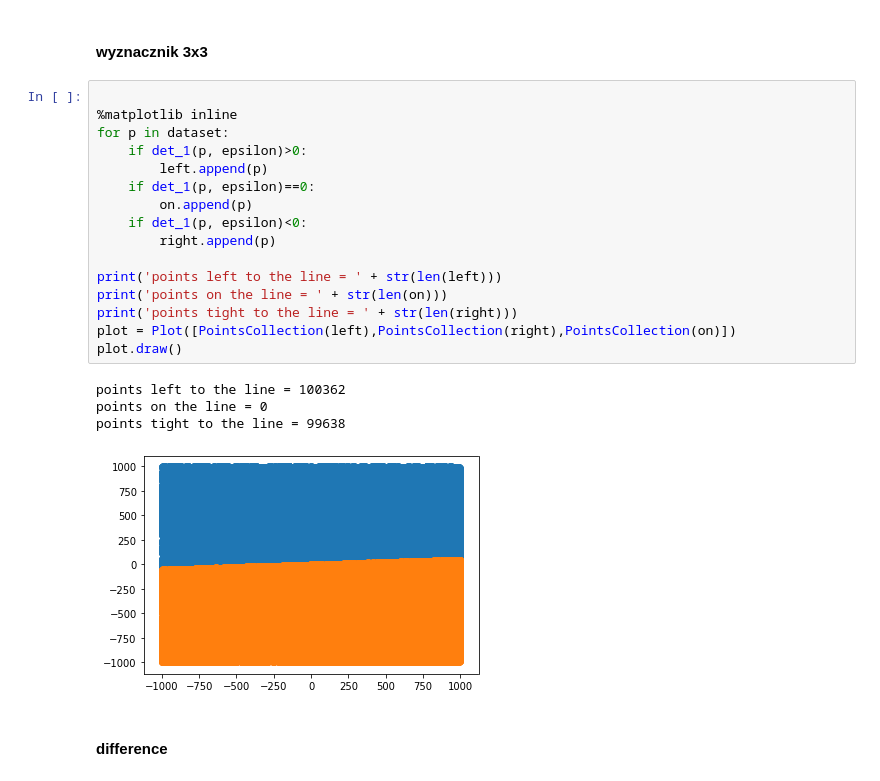
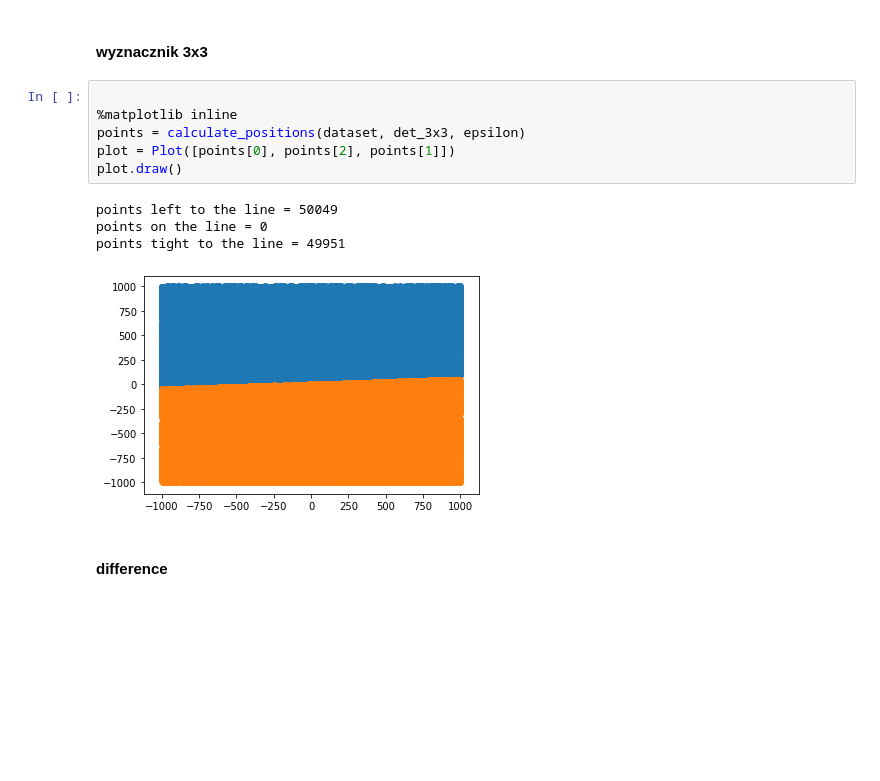
Before and after one commit to mateuszmonas/GeometricAlgorithms, a Jupyter notebook: notebooks/lab1/lab1.ipynb, the cells around one changed output. Saved outputs shown, nothing was run; the diff lists cells and outputs as text; blank space fills up the shorter version.

```diff
--- a/notebooks/lab1/lab1.ipynb
+++ b/notebooks/lab1/lab1.ipynb
@@ -200,26 +204,16 @@ points tight to the line = 49819
 # %% [markdown]
 #### wyznacznik 3x3
-# %%
-
-%matplotlib inline
-for p in dataset:
-    if det_1(p, epsilon)>0:
-        left.append(p)
-    if det_1(p, epsilon)==0:
-        on.append(p)
-    if det_1(p, epsilon)<0:
-        right.append(p)
-
-print('points left to the line = ' + str(len(left)))
-print('points on the line = ' + str(len(on)))
-print('points tight to the line = ' + str(len(right)))
-plot = Plot([PointsCollection(left),PointsCollection(right),PointsCollection(on)])
-plot.draw()
-# %% [output]
-points left to the line = 100362
-points on the line = 0
-points tight to the line = 99638
-[figure, removed]
+# %%
+
+%matplotlib inline
+points = calculate_positions(dataset, det_3x3, epsilon)
+plot = Plot([points[0], points[2], points[1]])
+plot.draw()
+# %% [output]
+points left to the line = 50049
+points on the line = 0
+points tight to the line = 49951
+[figure, added]
 # %% [markdown]
 #### difference
 # %%
```
Also changed, not shown: parts of 79 cells of this notebook.
